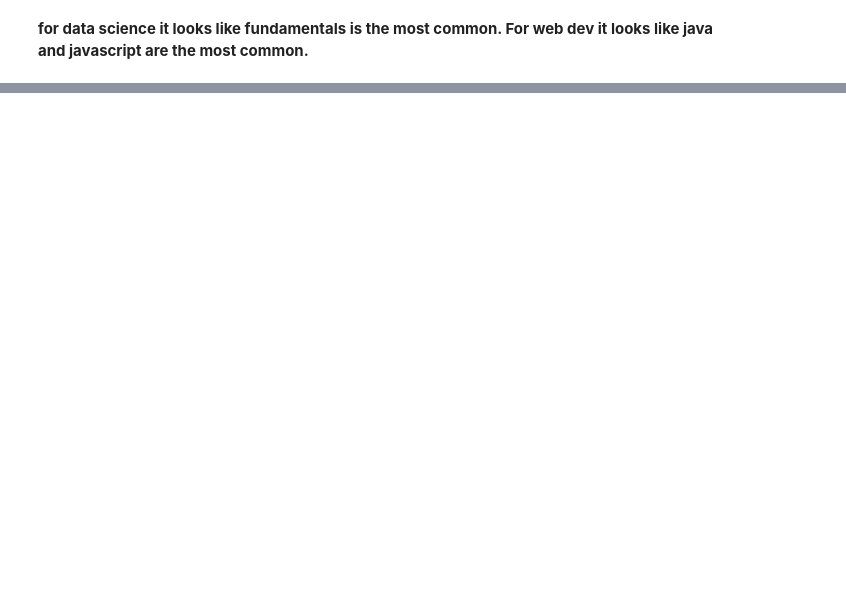
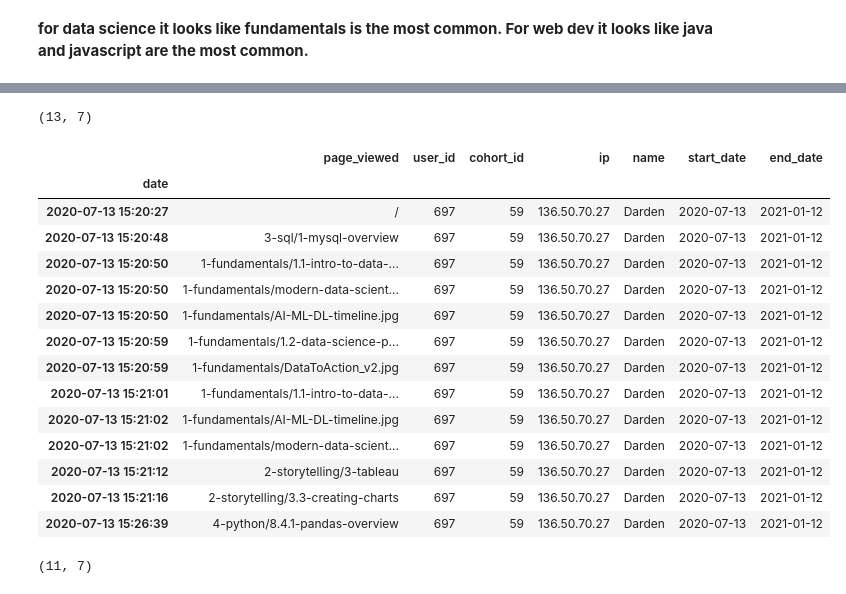
Before and after one commit to matt-c-knight/time-series-project, a Jupyter notebook: explore.ipynb, the cells around one changed output, grey strips where cells are left out. Cells and saved outputs as stored; diff of their text form; code cells hidden in the pictures; blank space fills up the shorter version.

Commit message:
finding users with limited access

```diff
--- a/explore.ipynb
+++ b/explore.ipynb
@@ -547,0 +911,24 @@ Name: page_viewed, dtype: int64
+# %%
+user1 = darden[darden.user_id == 697]
+# %%
+user1.shape
+# %% [output]
+(13, 7)
+# %%
+user1
+# %% [output]
+|  | page_viewed | user_id | cohort_id | ip | name | start_date | end_date |
+| date |  |  |  |  |  |  |  |
+| 2020-07-13 15:20:27 | / | 697 | 59 | 136.50.70.27 | Darden | 2020-07-13 | 2021-01-12 |
+| 2020-07-13 15:20:48 | 3-sql/1-mysql-overview | 697 | 59 | 136.50.70.27 | Darden | 2020-07-13 | 2021-01-12 |
+| 2020-07-13 15:20:50 | 1-fundamentals/1.1-intro-to-data-... | 697 | 59 | 136.50.70.27 | Darden | 2020-07-13 | 2021-01-12 |
+| 2020-07-13 15:20:50 | 1-fundamentals/modern-data-scient... | 697 | 59 | 136.50.70.27 | Darden | 2020-07-13 | 2021-01-12 |
+| 2020-07-13 15:20:50 | 1-fundamentals/AI-ML-DL-timeline.jpg | 697 | 59 | 136.50.70.27 | Darden | 2020-07-13 | 2021-01-12 |
+| 2020-07-13 15:20:59 | 1-fundamentals/1.2-data-science-p... | 697 | 59 | 136.50.70.27 | Darden | 2020-07-13 | 2021-01-12 |
+| 2020-07-13 15:20:59 | 1-fundamentals/DataToAction_v2.jpg | 697 | 59 | 136.50.70.27 | Darden | 2020-07-13 | 2021-01-12 |
+| 2020-07-13 15:21:01 | 1-fundamentals/1.1-intro-to-data-... | 697 | 59 | 136.50.70.27 | Darden | 2020-07-13 | 2021-01-12 |
+| 2020-07-13 15:21:02 | 1-fundamentals/AI-ML-DL-timeline.jpg | 697 | 59 | 136.50.70.27 | Darden | 2020-07-13 | 2021-01-12 |
+| 2020-07-13 15:21:02 | 1-fundamentals/modern-data-scient... | 697 | 59 | 136.50.70.27 | Darden | 2020-07-13 | 2021-01-12 |
+| 2020-07-13 15:21:12 | 2-storytelling/3-tableau | 697 | 59 | 136.50.70.27 | Darden | 2020-07-13 | 2021-01-12 |
+| 2020-07-13 15:21:16 | 2-storytelling/3.3-creating-charts | 697 | 59 | 136.50.70.27 | Darden | 2020-07-13 | 2021-01-12 |
+| 2020-07-13 15:26:39 | 4-python/8.4.1-pandas-overview | 697 | 59 | 136.50.70.27 | Darden | 2020-07-13 | 2021-01-12 |
@@ -547,0 +937,4 @@ Name: page_viewed, dtype: int64
+# %%
+user2.shape
+# %% [output]
+(11, 7)
```
Also changed, not shown: parts of 44 cells of this notebook.
